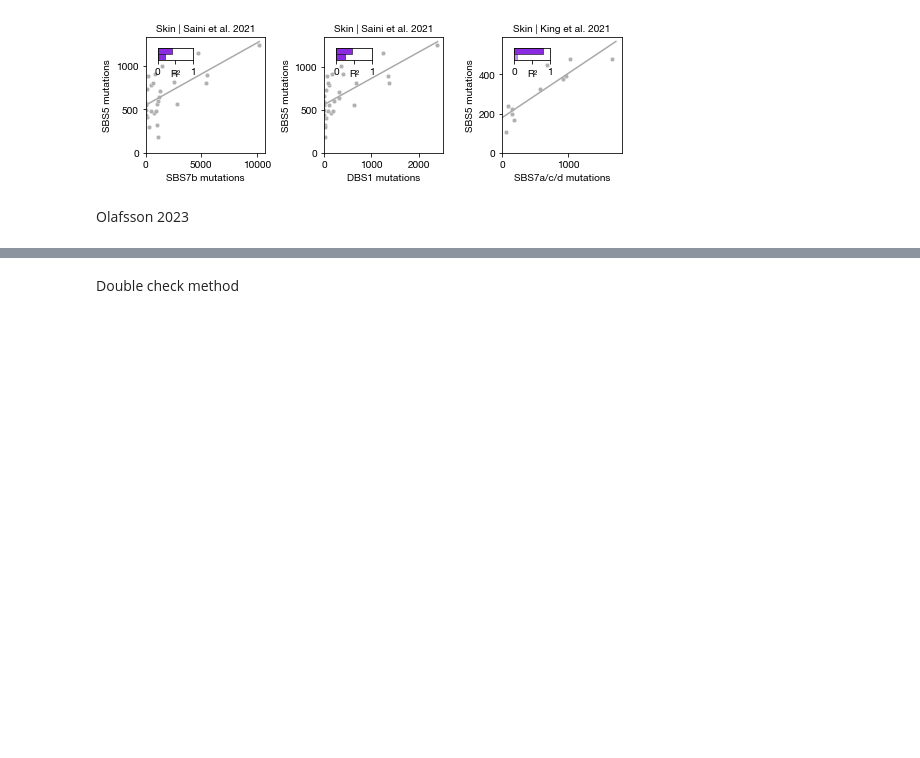
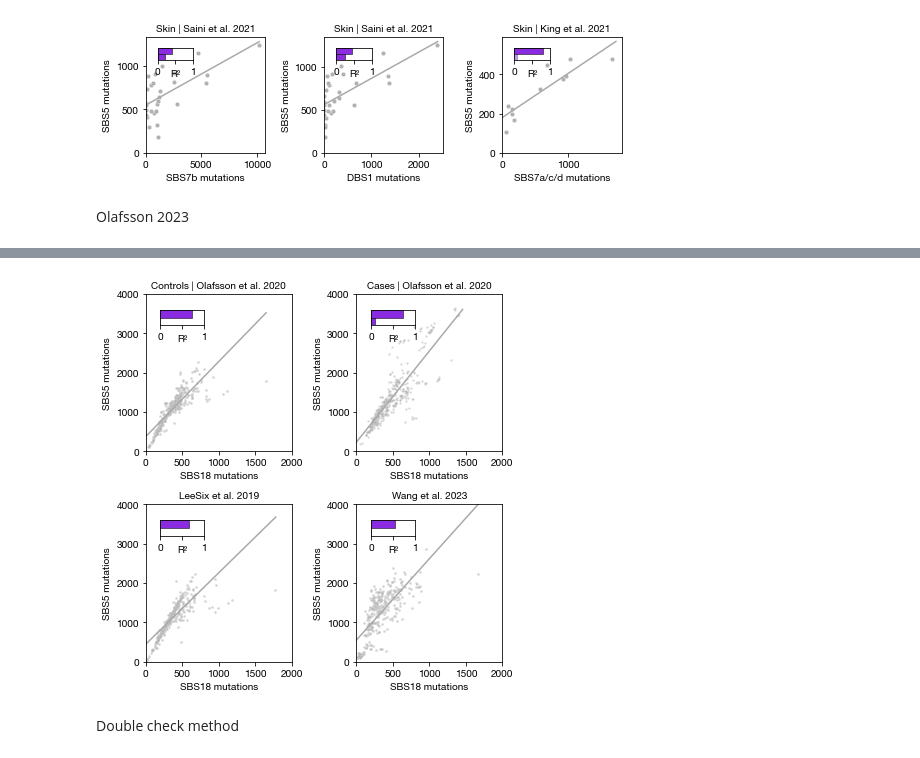
Before and after one commit to n-t-n-el/sbs5, a Jupyter notebook: notebooks/fig3.ipynb, the cells around one changed output, grey strips where cells are left out. Saved outputs shown, nothing was run; the diff lists cells and outputs as text; code cells hidden in the pictures; blank space fills up the shorter version.

```diff
--- a/notebooks/fig3.ipynb
+++ b/notebooks/fig3.ipynb
@@ -1013,0 +976,83 @@ dtype: float64
+# %%
+olaf20 = pd.read_csv("../data/Olafsson2020/cell_11495_mmc2.txt", sep="\t")
+olaf20["Individual"] = olaf20.patient_ID
+cohorts = olaf20_meta.set_index("patient_ID")["cohort"].to_dict()
+olaf20["cohort"] = olaf20["Individual"].map(cohorts)
+olaf20_control = olaf20[olaf20.cohort=="control_data"]
+olaf20_cases = olaf20[olaf20.cohort!="control_data"]
+
+leesix = pd.read_csv("../data/LeeSix2018/41586_2019_1672_MOESM5_ESM.txt", sep="\t")
+leesix = leesix.rename(columns = {"sbs.SBS18":"SBS18", "sbs.SBS5":"SBS5", "sbs.SBS1":"SBS1"})
+leesix["Individual"] = leesix.patient
+leesix["Age"] = leesix.age
+
+wang = pd.read_excel("../data/Wang2023/41588_2022_1296_MOESM4_ESM.xlsx", sheet_name="4_crypt_summary", skiprows=1)
+wang["Individual"] = wang["sample"].str[:8]
+wang["Age"] = wang.age
+# %%
+# Configuration
+plt.rcParams["font.family"] = "Helvetica Neue"
+mosaic = '''
+BC
+DE
+'''
+fig, axs = plt.subplot_mosaic(mosaic, figsize=[6,6])
+fs = 9
+annot = True
+covars = ["Age", "SBS1"]
+gvar = "Individual"
+dep_sig = "SBS5"
+
+# Define datasets and their parameters in a dictionary
+datasets = {
+    "B": {
+        "data": olaf20_control,
+        "ind_sig": "SBS18",
+        "dep_sig": "SBS5",
+        "title": "Controls | Olafsson et al. 2020",
+        "label": "Controls"
+    },
+    "C": {
+        "data": olaf20_cases,
+        "ind_sig": "SBS18",
+        "dep_sig": "SBS5",
+        "title": "Cases | Olafsson et al. 2020",
+        "label": "Cases"
+    },
+    "D": {
+        "data": leesix,
+        "ind_sig": "SBS18",
+        "dep_sig": "SBS5",
+        "title": "LeeSix et al. 2019",
+        "label": "Leesix et al. 2019"
+    },
+    "E": {
+        "data": wang,
+        "ind_sig": "SBS18",
+        "dep_sig": "SBS5",
+        "title": "Wang et al. 2023",
+        "label": "Wang et al. 2023"
+    }
+}
+
+
+# Process panels B-E
+nonc_params_l = []
+for panel in datasets.keys():
+    params = datasets[panel]
+    print(params["label"])
+
+    mod_params = master_func(params, panel, axs[panel])
+    nonc_params_l.append(mod_params)
+    axs[panel].set_ylim([0, 4e3])
+    axs[panel].set_xlim([0, 2e3])
+
+#nonc_params = pd.DataFrame(nonc_params_l)
+#nonc_params.columns = ["r2_0","p_0","r2_2",	"p_2", "signature", "n_samples", "pub"]
+#nonc_params.to_csv("extra_skin_results.csv", index=False)
+
+# Final layout and save
+plt.tight_layout()
+plt.savefig("sup_pdfs/colon_bowel.pdf")
+plt.savefig("sup_pdfs/colon_bowel.jpg", dpi=400)
+# %% [output]
@@ -1014,2 +1076,3 @@ dtype: float64
+[figure, added]
 # %% [markdown]
 Double check method
```
Also changed, not shown: parts of 31 cells of this notebook, 9 other files.
